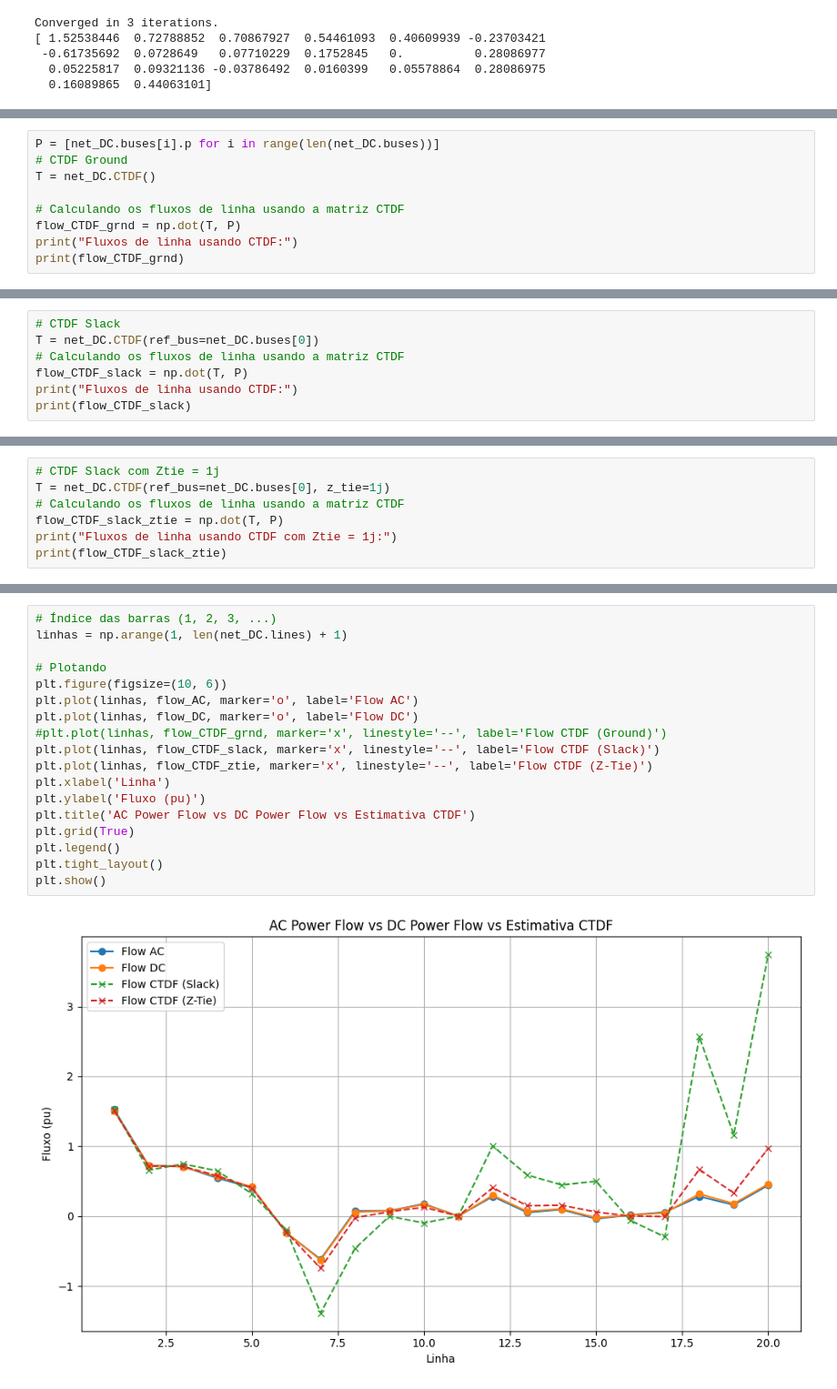
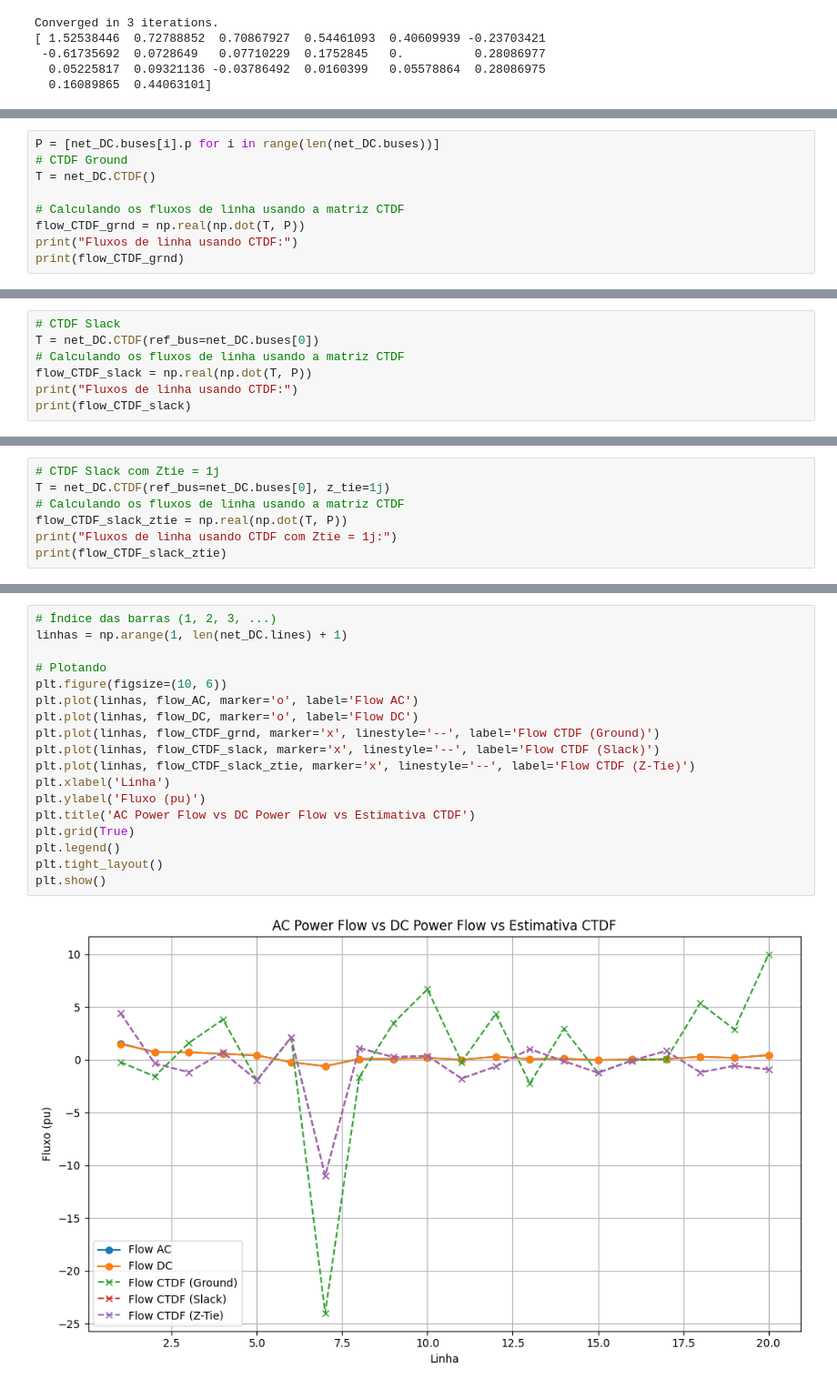
Before and after one commit to Gabriel-Halfeld-Limp/Power_Flow, a Jupyter notebook: main.ipynb, the cells around one changed output, grey strips where cells are left out. Shown: that part at 91% size. Drawn from its saved outputs; the diff is of its cells as text.

Commit message:
Testes do CTDF e adição de sistemas

```diff
--- a/main.ipynb
+++ b/main.ipynb
@@ -73,7 +73,7 @@ P = [net_DC.buses[i].p for i in range(len(net_DC.buses))]
 T = net_DC.CTDF()
 
 # Calculando os fluxos de linha usando a matriz CTDF
-flow_CTDF_grnd = np.dot(T, P)
+flow_CTDF_grnd = np.real(np.dot(T, P))
 print("Fluxos de linha usando CTDF:")
 print(flow_CTDF_grnd)
 # %% [output]
@@ -89,7 +86,7 @@ Fluxos de linha usando CTDF:
 # CTDF Slack
 T = net_DC.CTDF(ref_bus=net_DC.buses[0])
 # Calculando os fluxos de linha usando a matriz CTDF
-flow_CTDF_slack = np.dot(T, P)
+flow_CTDF_slack = np.real(np.dot(T, P))
 print("Fluxos de linha usando CTDF:")
 print(flow_CTDF_slack)
 # %% [output]
@@ -105,7 +99,7 @@ Fluxos de linha usando CTDF:
 # CTDF Slack com Ztie = 1j
 T = net_DC.CTDF(ref_bus=net_DC.buses[0], z_tie=1j)
 # Calculando os fluxos de linha usando a matriz CTDF
-flow_CTDF_slack_ztie = np.dot(T, P)
+flow_CTDF_slack_ztie = np.real(np.dot(T, P))
 print("Fluxos de linha usando CTDF com Ztie = 1j:")
 print(flow_CTDF_slack_ztie)
 # %% [output]
@@ -120,20 +111,20 @@ Fluxos de linha usando CTDF com Ztie = 1j:
 # %%
 # Índice das barras (1, 2, 3, ...)
 linhas = np.arange(1, len(net_DC.lines) + 1)
 
 # Plotando
 plt.figure(figsize=(10, 6))
 plt.plot(linhas, flow_AC, marker='o', label='Flow AC')
 plt.plot(linhas, flow_DC, marker='o', label='Flow DC')
-#plt.plot(linhas, flow_CTDF_grnd, marker='x', linestyle='--', label='Flow CTDF (Ground)')
+plt.plot(linhas, flow_CTDF_grnd, marker='x', linestyle='--', label='Flow CTDF (Ground)')
 plt.plot(linhas, flow_CTDF_slack, marker='x', linestyle='--', label='Flow CTDF (Slack)')
-plt.plot(linhas, flow_CTDF_ztie, marker='x', linestyle='--', label='Flow CTDF (Z-Tie)')
+plt.plot(linhas, flow_CTDF_slack_ztie, marker='x', linestyle='--', label='Flow CTDF (Z-Tie)')
 plt.xlabel('Linha')
 plt.ylabel('Fluxo (pu)')
 plt.title('AC Power Flow vs DC Power Flow vs Estimativa CTDF')
 plt.grid(True)
 plt.legend()
 plt.tight_layout()
 plt.show()
 # %% [output]
-[figure, old version]
+[figure, new version]
```
Also changed, not shown: parts of 5 cells of this notebook, 15 other files.
